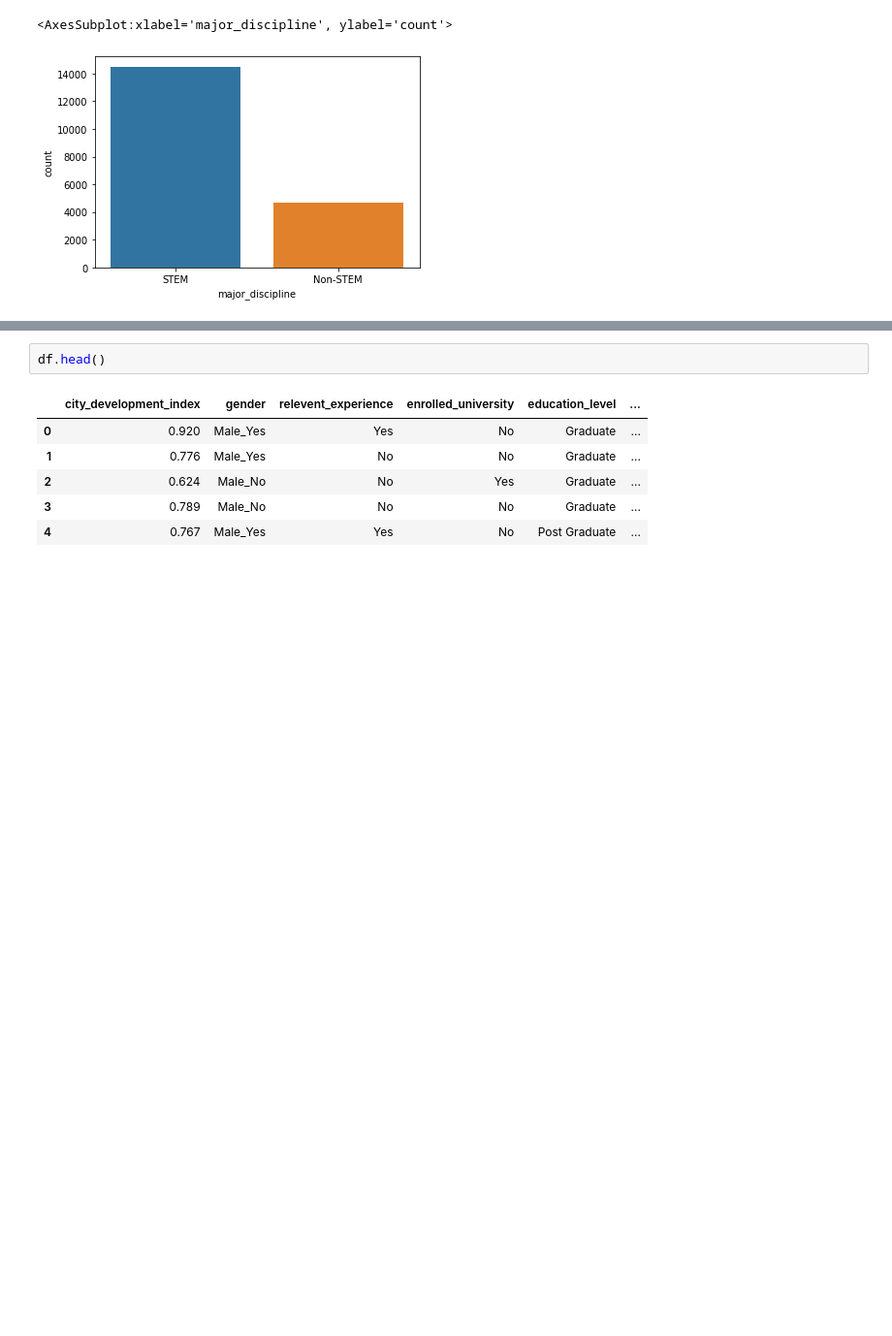
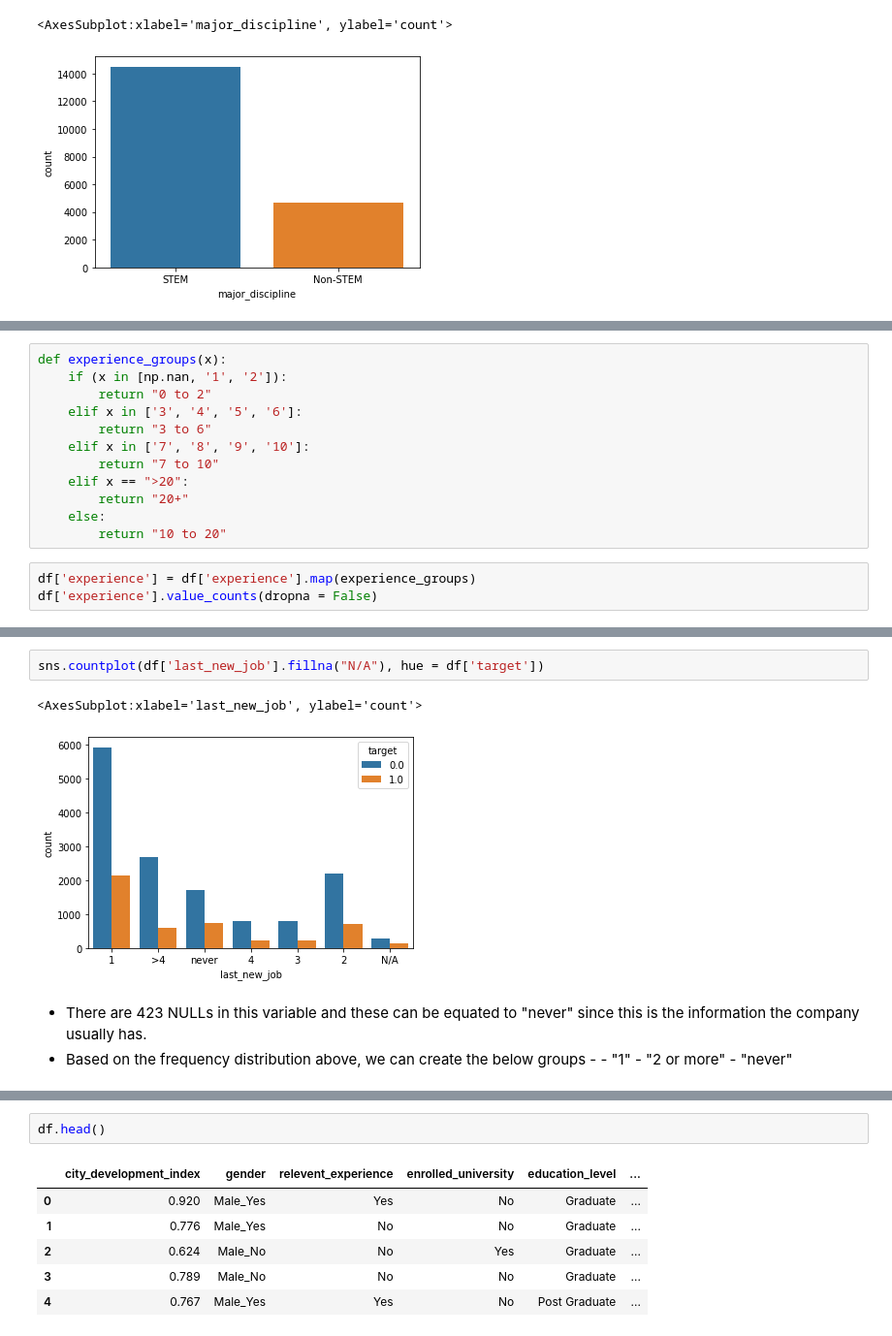
Before and after one commit to faheemrajwadkar/HR-Analytics---Job-Change-Classification-using-CART, a Jupyter notebook: HR Analytics Job Change Classification - CART.ipynb, the cells around one changed output, grey strips where cells are left out. Shown at 97% size. Cells and saved outputs as stored; diff of their text form; blank space fills up the shorter version.

```diff
--- a/HR Analytics Job Change Classification - CART.ipynb
+++ b/HR Analytics Job Change Classification - CART.ipynb
@@ -267,0 +310,15 @@ sns.countplot(df['major_discipline'])
+# %%
+def experience_groups(x):
+    if (x in [np.nan, '1', '2']):
+        return "0 to 2"
+    elif x in ['3', '4', '5', '6']:
+        return "3 to 6"
+    elif x in ['7', '8', '9', '10']:
+        return "7 to 10"
+    elif x == ">20":
+        return "20+"
+    else:
+        return "10 to 20"
+# %%
+df['experience'] = df['experience'].map(experience_groups)
+df['experience'].value_counts(dropna = False)
@@ -267,0 +346,11 @@ sns.countplot(df['major_discipline'])
+# %%
+sns.countplot(df['last_new_job'].fillna("N/A"), hue = df['target'])
+# %% [output]
+<AxesSubplot:xlabel='last_new_job', ylabel='count'>
+[figure, added]
+# %% [markdown]
+- There are 423 NULLs in this variable and these can be equated to "never" since this is the information the company usually has.
+- Based on the frequency distribution above, we can create the below groups -
+        - "1"
+        - "2 or more"
+        - "never"
```
Also changed, not shown: parts of 45 cells of this notebook.
